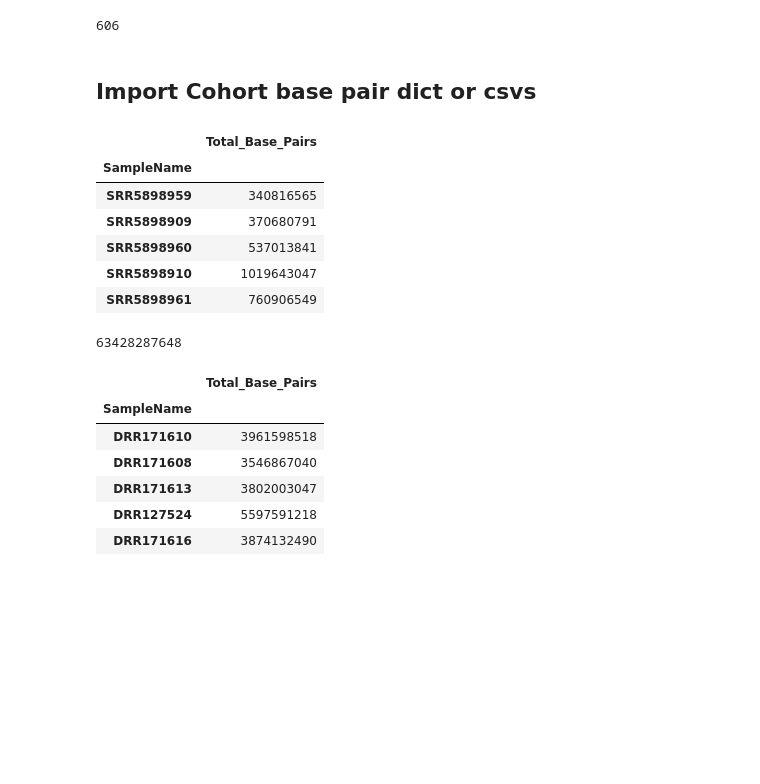
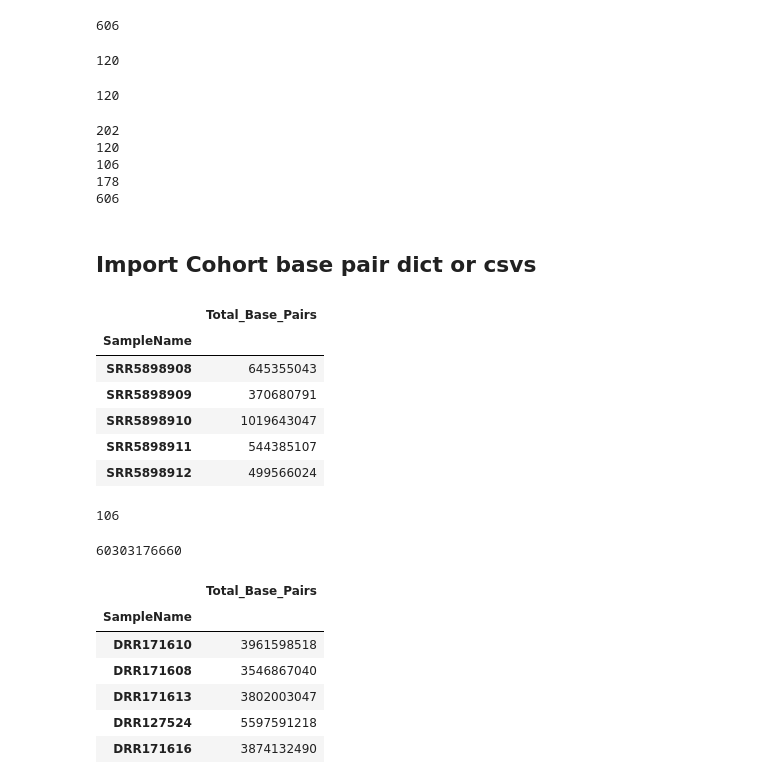
Before and after one commit to syooseph/YoosephLab, a Jupyter notebook: MicrobiomeNetworks/HealthyPopulations/PublicationMaster--CohortSampleInformation.ipynb, the cells around one changed output. Saved outputs shown, nothing was run; the diff lists cells and outputs as text; code cells hidden in the pictures; blank space fills up the shorter version.

```diff
--- a/MicrobiomeNetworks/HealthyPopulations/PublicationMaster--CohortSampleInformation.ipynb
+++ b/MicrobiomeNetworks/HealthyPopulations/PublicationMaster--CohortSampleInformation.ipynb
@@ -20,28 +20,58 @@ GoodSampleNames = list(globalSpeciesAll['SampleName'])
 print(len(GoodSampleNames))
 # %% [output]
 606
+# %%
+print(len(globalSpeciesAll[globalSpeciesAll['Cohort']=='European'].set_index("SampleName")))
+# %% [output]
+120
+# %%
+print(len(set(list(globalSpeciesAll[globalSpeciesAll['Cohort']=='European'].set_index("SampleName").index))))
+# %% [output]
+120
+# %%
+globalSpeciesAll2 = globalSpeciesAll.set_index("SampleName")
+americanSampleList = list(globalSpeciesAll2[globalSpeciesAll2['Cohort']=='American'].index)
+print(len(americanSampleList))
+europeanSampleList = list(globalSpeciesAll2[globalSpeciesAll2['Cohort']=='European'].index)
+print(len(europeanSampleList))
+indianSampleList = list(globalSpeciesAll2[globalSpeciesAll2['Cohort']=='Indian'].index)
+print(len(indianSampleList))
+japaneseSampleList = list(globalSpeciesAll2[globalSpeciesAll2['Cohort']=='Japanese'].index)
+print(len(japaneseSampleList))
+print(len(japaneseSampleList)+len(indianSampleList)+len(europeanSampleList)+len(americanSampleList))
+# %% [output]
+202
+120
+106
+178
+606
 # %% [markdown]
 ## Import Cohort base pair dict or csvs
 # %%
 IndianBaseDF = pd.read_csv("./DataFiles/CohortInformation/IndianCohortBasePairCount.csv").set_index("SampleName")
 IndianBaseDF['CleanName']='temp'
 for i in IndianBaseDF.index:
     IndianBaseDF.at[i,'CleanName'] = i.split("_")[0]
 IndianBaseDF2 = IndianBaseDF.reset_index().set_index("CleanName").drop(columns=['SampleName']).copy()
 IndianBaseDF2.index.name='SampleName'
-IndianBaseDF2.head()
+IndianBaseDF3 = IndianBaseDF2.loc[indianSampleList].copy()
+IndianBaseDF3.head()
 # %% [output]
 |  | Total_Base_Pairs |
 | SampleName |  |
-| SRR5898959 | 340816565 |
+| SRR5898908 | 645355043 |
 | SRR5898909 | 370680791 |
-| SRR5898960 | 537013841 |
 | SRR5898910 | 1019643047 |
-| SRR5898961 | 760906549 |
+| SRR5898911 | 544385107 |
+| SRR5898912 | 499566024 |
+# %%
+print(len(IndianBaseDF3))
+# %% [output]
+106
 # %%
-IndianBaseDF['Total_Base_Pairs'].sum()
+IndianBaseDF3['Total_Base_Pairs'].sum()
 # %% [output]
-63428287648
+60303176660
 # %%
 ##############################################################
 # %%
```
Also changed, not shown: parts of 17 cells of this notebook.
